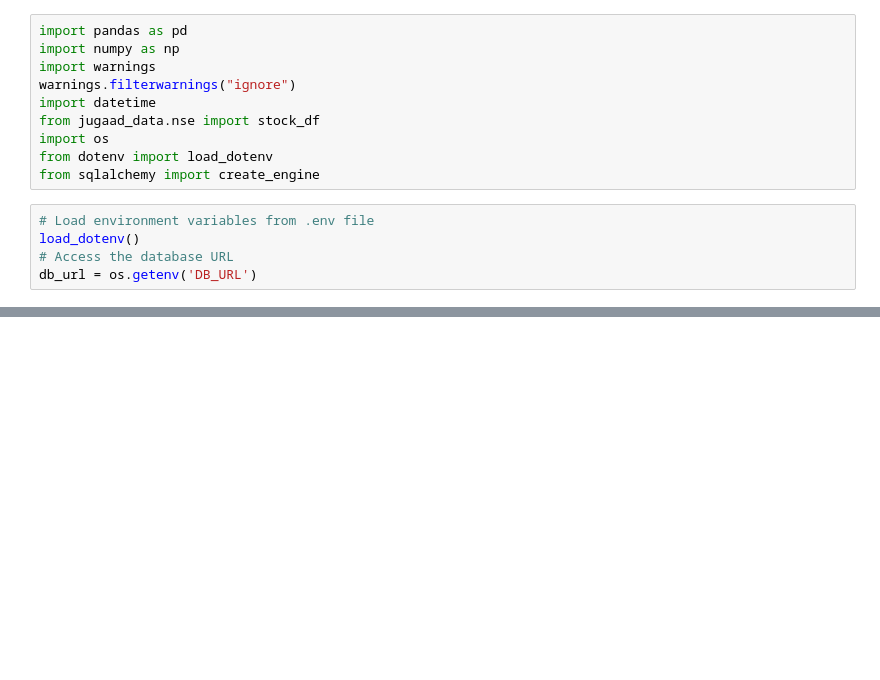
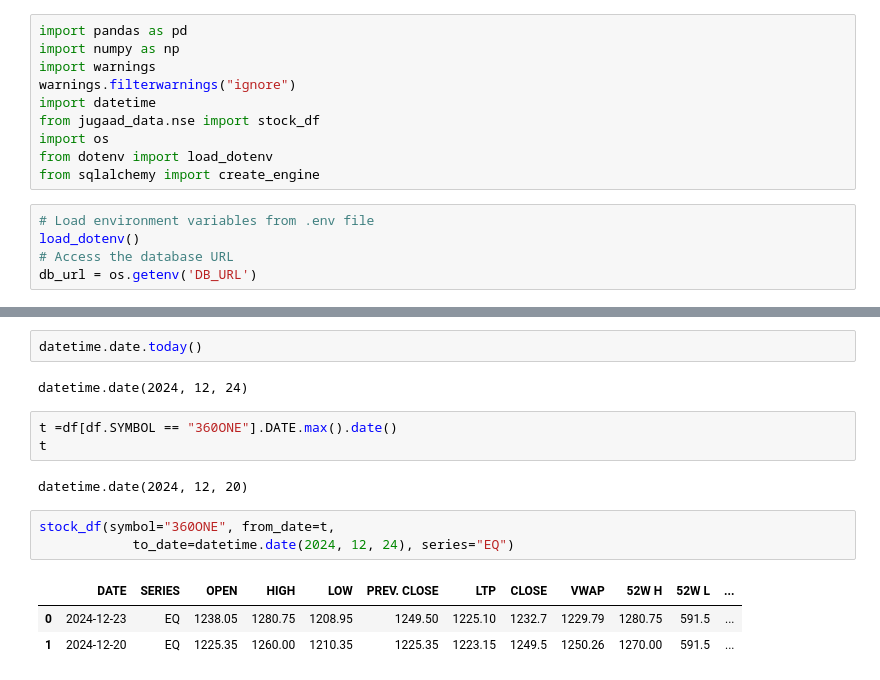
Before and after one commit to jai3703/chatbot_using_llm, a Jupyter notebook: pull_stock_data_daily_refresh.ipynb, the cells around one changed output, grey strips where cells are left out. Cells and saved outputs as stored; diff of their text form; blank space fills up the shorter version.

```diff
--- a/pull_stock_data_daily_refresh.ipynb
+++ b/pull_stock_data_daily_refresh.ipynb
@@ -64,0 +92,16 @@ latest stocks data pulled
+# %%
+datetime.date.today()
+# %% [output]
+datetime.date(2024, 12, 24)
+# %%
+t =df[df.SYMBOL == "360ONE"].DATE.max().date()
+t
+# %% [output]
+datetime.date(2024, 12, 20)
+# %%
+stock_df(symbol="360ONE", from_date=t,
+            to_date=datetime.date(2024, 12, 24), series="EQ")
+# %% [output]
+|  | DATE | SERIES | OPEN | HIGH | LOW | PREV. CLOSE | LTP | CLOSE | VWAP | 52W H | 52W L | ... |
+| 0 | 2024-12-23 | EQ | 1238.05 | 1280.75 | 1208.95 | 1249.50 | 1225.10 | 1232.7 | 1229.79 | 1280.75 | 591.5 | ... |
+| 1 | 2024-12-20 | EQ | 1225.35 | 1260.00 | 1210.35 | 1225.35 | 1223.15 | 1249.5 | 1250.26 | 1270.00 | 591.5 | ... |
```
Also changed, not shown: parts of 1 cell of this notebook, 1 other file.
